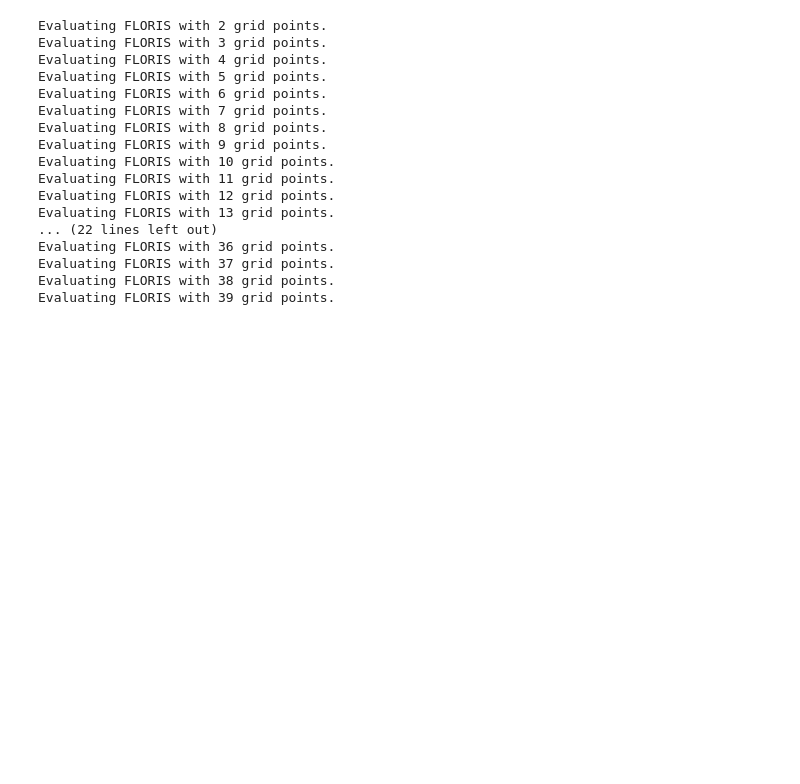
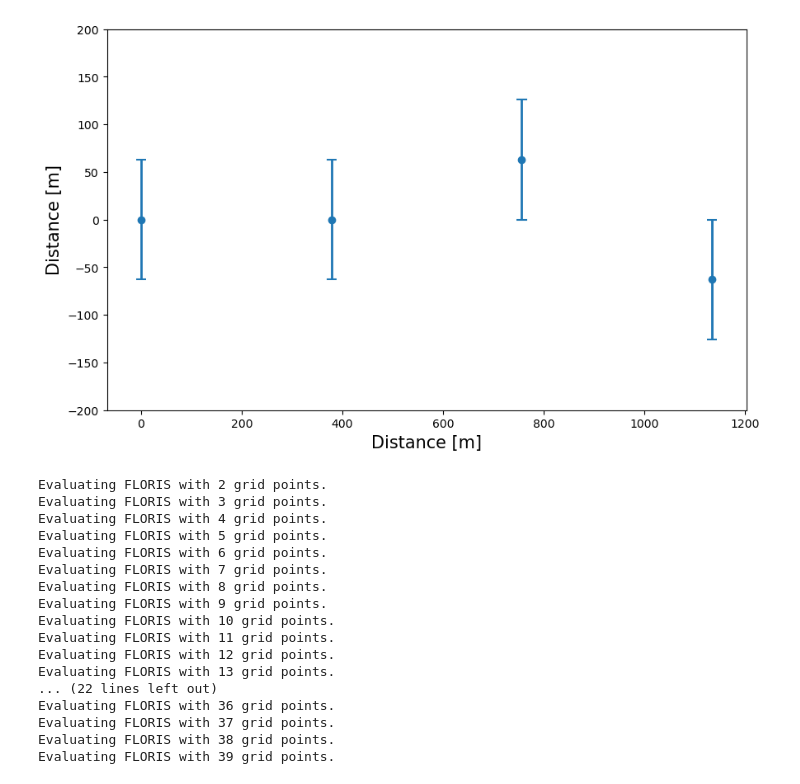
Before and after one commit to MarcusBinder/Thesis, a Jupyter notebook: Code/n_grid convergence.ipynb, the cells around one changed output. Saved outputs shown, nothing was run; the diff lists cells and outputs as text; code cells hidden in the pictures; blank space fills up the shorter version.

```diff
--- a/Code/n_grid convergence.ipynb
+++ b/Code/n_grid convergence.ipynb
@@ -12,7 +19,9 @@ with open('floris_examples/inputs/gch.yaml', 'r') as file:
 # %%
 # Set up a 4-turbine wind farm with some partial overlap
 D = 126.
-spacing = 3.5
-spacing = 5
+#spacing = 3.5
+# spacing = 5
+spacing = 3
 layout_x = np.array([0, D*1*spacing, D*2*spacing, D*3*spacing])
 layout_y = [0, 0, 0.5 * D, -0.5 * D]
+layout_y = np.array(layout_y)
@@ -22 +28,29 @@ farm_power_array = np.zeros(len(grid_points_array))
+# %%
+fntsze = 15
+
+fig = plt.gcf()
+fig.set_size_inches(10, 6)
+
+plt.scatter(layout_x, layout_y)
+
+fig = plt.gcf()
+ax = fig.gca()
+
+# for i in range(len(layout_x)):
+#     circ = plt.Circle((layout_x[i], layout_y[i]), D, fill=False)
+#     ax.add_patch(circ)
+
+ax.vlines(x=layout_x, ymin = layout_y-D/2, ymax = layout_y + D/2, linewidth = 2)
+
+for i in range(len(layout_x)):
+    ax.hlines(y=layout_y[i]+D/2, xmin=layout_x[i]-10, xmax=layout_x[i]+10)
+    ax.hlines(y=layout_y[i]-D/2, xmin=layout_x[i]-10, xmax=layout_x[i]+10)
+#plt.axis("equal")
+plt.xlabel("Distance [m]", fontsize=fntsze)
+plt.ylabel("Distance [m]", fontsize = fntsze)
+plt.ylim([-200, 200])
+plt.show()
+fig.savefig('Plots/Appendix_1/farmlayout.png', dpi=150)
+# %% [output]
+[figure, added]
 # %%
```
Also changed, not shown: parts of 14 cells of this notebook, 12 other files.
